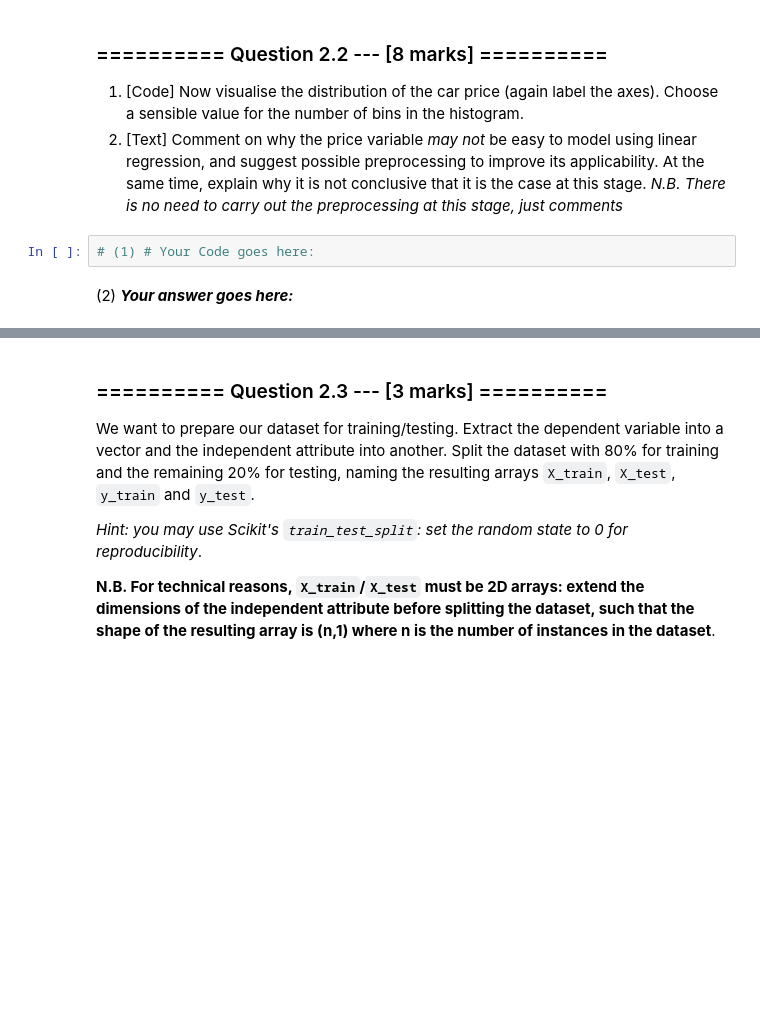
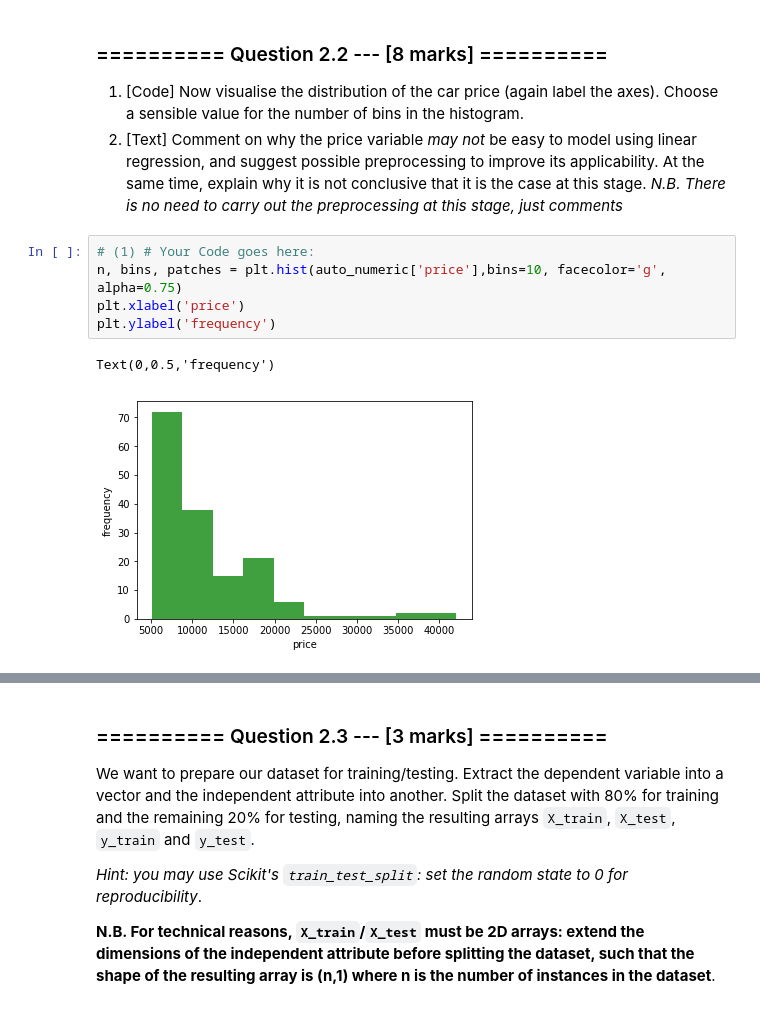
Before and after one commit to CaesarZhang070497/iamlmysolution, a Jupyter notebook: Assignments/02_LinearRegression.ipynb, the cells around one changed output, grey strips where cells are left out. Cells and saved outputs as stored; diff of their text form; blank space fills up the shorter version.

```diff
--- a/Assignments/02_LinearRegression.ipynb
+++ b/Assignments/02_LinearRegression.ipynb
@@ -171,7 +283,11 @@ When applying machine learning in practice it can be prudent to start out simple
 1. [Code] Now visualise the distribution of the car price (again label the axes). Choose a sensible value for the number of bins in the histogram.
 1. [Text] Comment on why the price variable *may not* be easy to model using linear regression, and suggest possible preprocessing to improve its applicability. At the same time, explain why it is not conclusive that it is the case at this stage.
 *N.B. There is no need to carry out the preprocessing at this stage, just comments*
-# %%
-# (1) # Your Code goes here:
-# %% [markdown]
-(2) ***Your answer goes here:***
+# %%
+# (1) # Your Code goes here:
+n, bins, patches = plt.hist(auto_numeric['price'],bins=10, facecolor='g', alpha=0.75)
+plt.xlabel('price')
+plt.ylabel('frequency')
+# %% [output]
+Text(0,0.5,'frequency')
+[figure, added]
```
Also changed, not shown: parts of 56 cells of this notebook, 3 other files.
